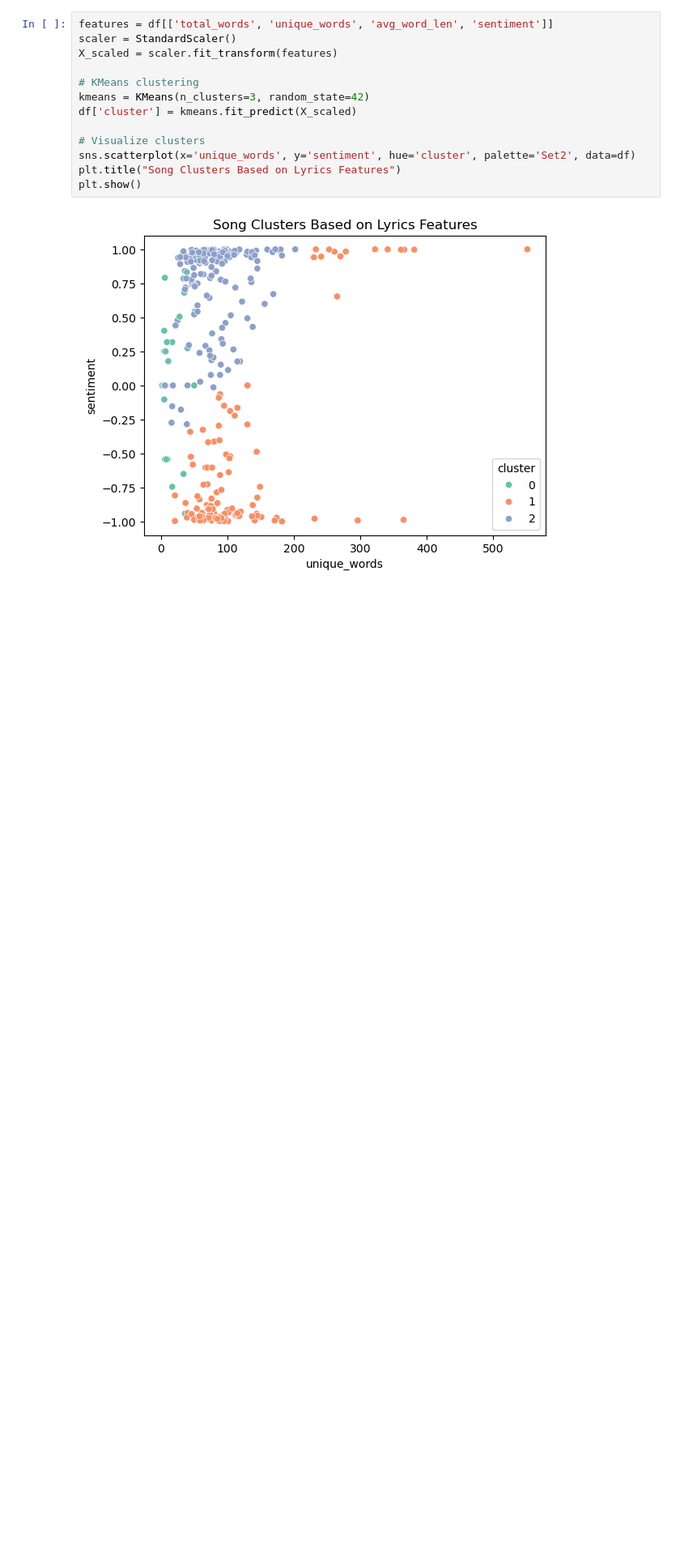
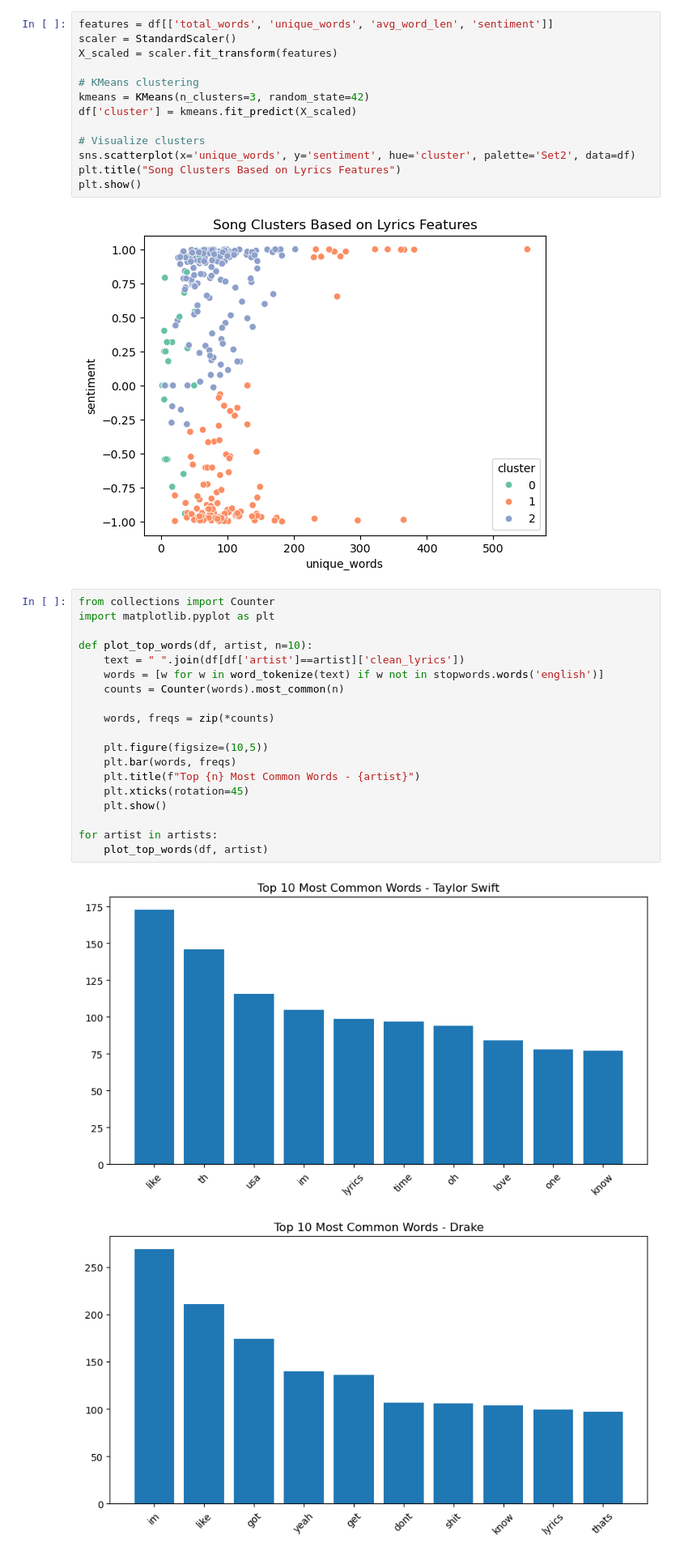
Before and after one commit to ampessin/Info-348-final-project, a Jupyter notebook: 348workspace.ipynb, the cells around one changed output. Shown at 81% size. Cells and saved outputs as stored; diff of their text form; blank space fills up the shorter version.

Commit message:
updates - added visuals

```diff
--- a/348workspace.ipynb
+++ b/348workspace.ipynb
@@ -177,3 +177,25 @@ plt.title("Song Clusters Based on Lyrics Features")
 plt.show()
 # %% [output]
 [figure]
+# %%
+from collections import Counter
+import matplotlib.pyplot as plt
+
+def plot_top_words(df, artist, n=10):
+    text = " ".join(df[df['artist']==artist]['clean_lyrics'])
+    words = [w for w in word_tokenize(text) if w not in stopwords.words('english')]
+    counts = Counter(words).most_common(n)
+
+    words, freqs = zip(*counts)
+
+    plt.figure(figsize=(10,5))
+    plt.bar(words, freqs)
+    plt.title(f"Top {n} Most Common Words - {artist}")
+    plt.xticks(rotation=45)
+    plt.show()
+
+for artist in artists:
+    plot_top_words(df, artist)
+# %% [output]
+[figure, added]
+[figure, added]
```
Also changed, not shown: parts of 3 cells of this notebook.
